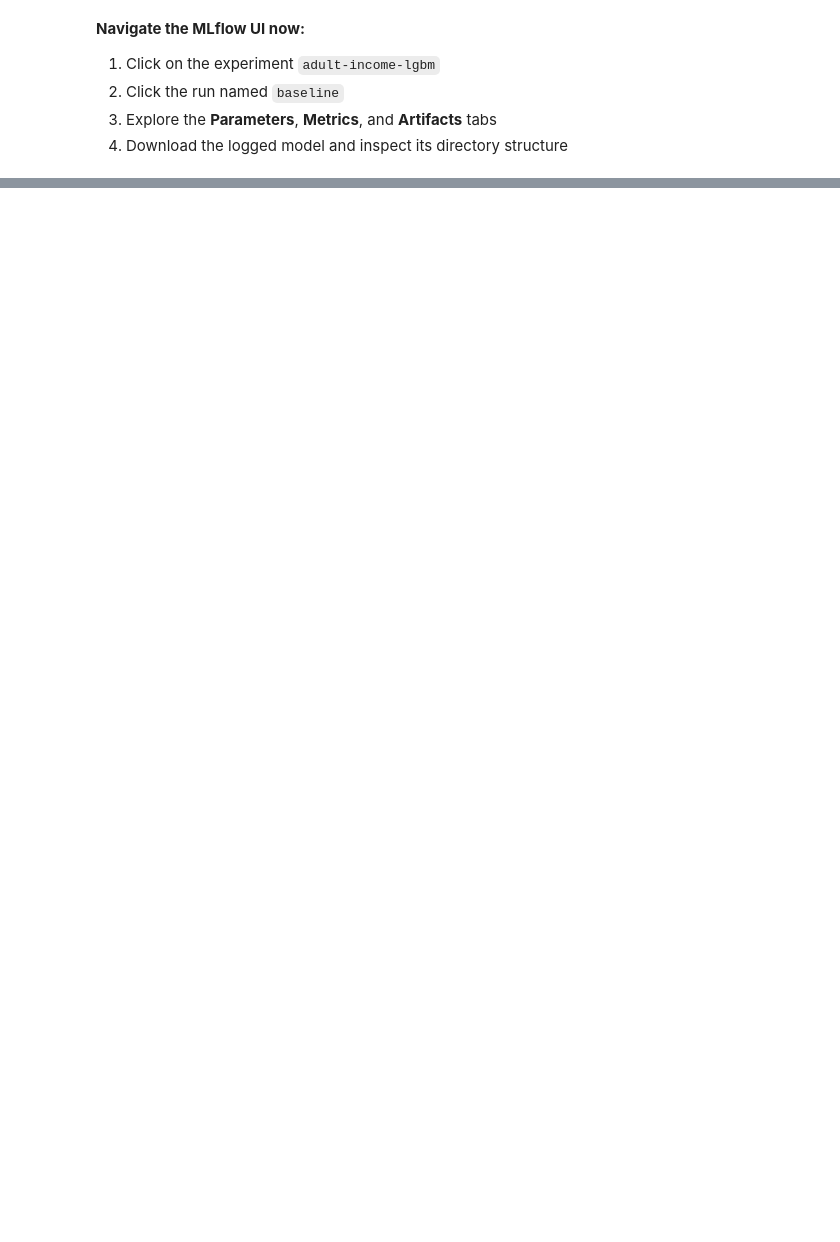
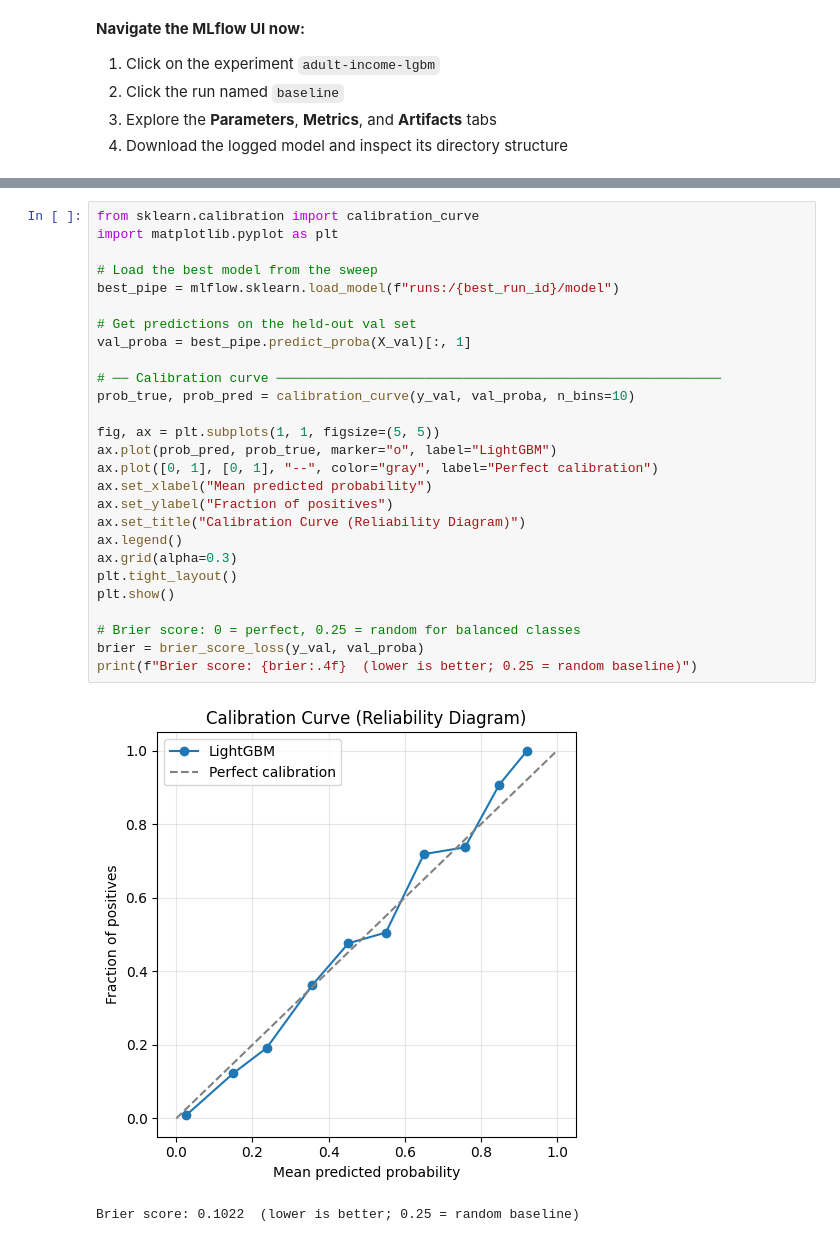
Before and after one commit to CardoAI/ml_industry_course, a Jupyter notebook: day4/notebooks/01_mlflow_tracking.ipynb, the cells around one changed output, grey strips where cells are left out. Drawn from its saved outputs; the diff is of its cells as text; blank space fills up the shorter version.

```diff
--- a/day4/notebooks/01_mlflow_tracking.ipynb
+++ b/day4/notebooks/01_mlflow_tracking.ipynb
@@ -264,0 +312,30 @@ Best run: 6880e06ba3a44772b5fe48b8894f10c6  (val_auc=0.9118)
+# %%
+from sklearn.calibration import calibration_curve
+import matplotlib.pyplot as plt
+
+# Load the best model from the sweep
+best_pipe = mlflow.sklearn.load_model(f"runs:/{best_run_id}/model")
+
+# Get predictions on the held-out val set
+val_proba = best_pipe.predict_proba(X_val)[:, 1]
+
+# ── Calibration curve ─────────────────────────────────────────────────────────
+prob_true, prob_pred = calibration_curve(y_val, val_proba, n_bins=10)
+
+fig, ax = plt.subplots(1, 1, figsize=(5, 5))
+ax.plot(prob_pred, prob_true, marker="o", label="LightGBM")
+ax.plot([0, 1], [0, 1], "--", color="gray", label="Perfect calibration")
+ax.set_xlabel("Mean predicted probability")
+ax.set_ylabel("Fraction of positives")
+ax.set_title("Calibration Curve (Reliability Diagram)")
+ax.legend()
+ax.grid(alpha=0.3)
+plt.tight_layout()
+plt.show()
+
+# Brier score: 0 = perfect, 0.25 = random for balanced classes
+brier = brier_score_loss(y_val, val_proba)
+print(f"Brier score: {brier:.4f}  (lower is better; 0.25 = random baseline)")
+# %% [output]
+[figure, added]
+Brier score: 0.1022  (lower is better; 0.25 = random baseline)
```
Also changed, not shown: parts of 22 cells of this notebook, 19 other files.
